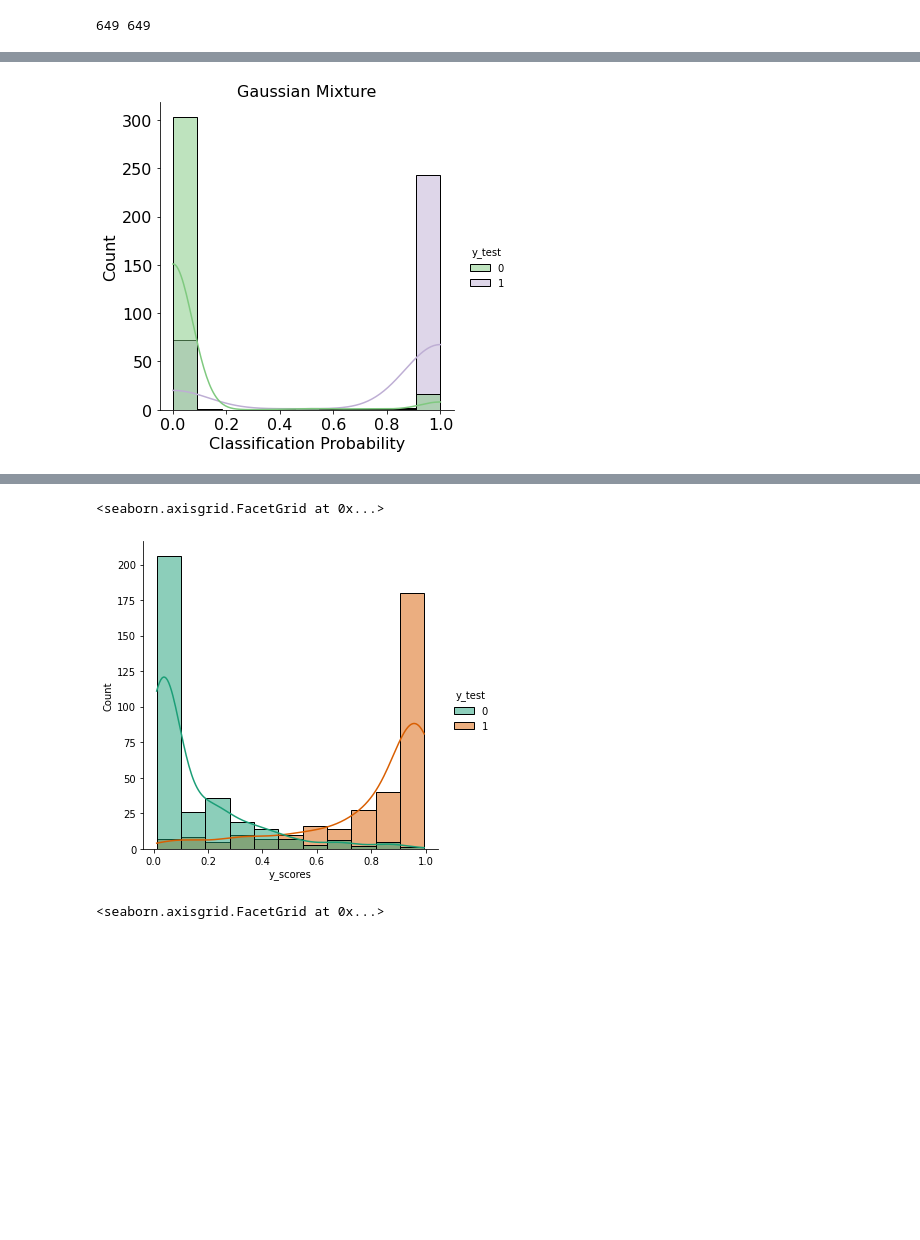
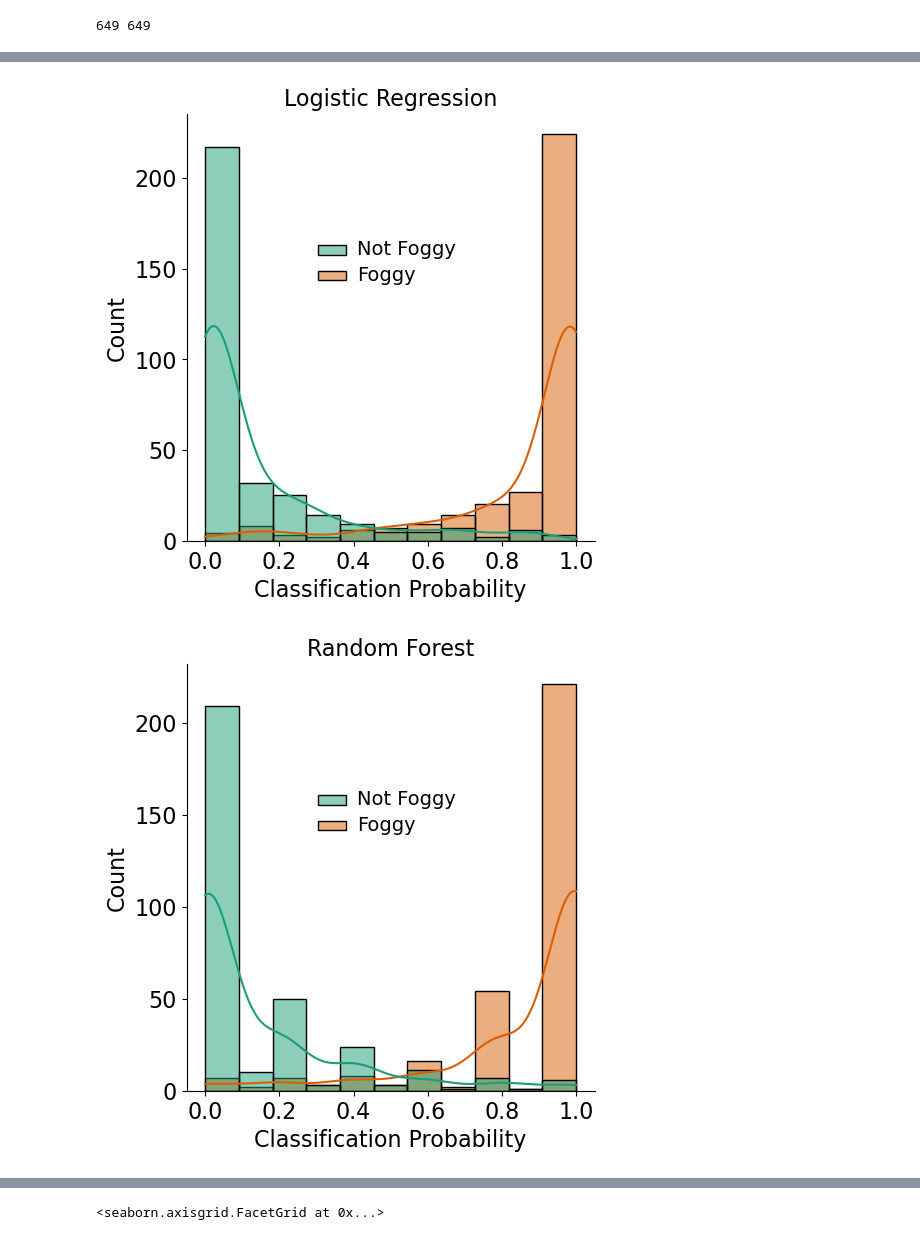
Before and after one commit to son-ra/Fog_Project_Code, a Jupyter notebook: model_comparison.ipynb, the cells around one changed output, grey strips where cells are left out. Cells and saved outputs as stored; diff of their text form; code cells hidden in the pictures; blank space fills up the shorter version.

```diff
--- a/model_comparison.ipynb
+++ b/model_comparison.ipynb
@@ -403,17 +379,17 @@ clf.fit(X_train)
 
 
 # Make predictions on the test set
-y_pred_test = clf.predict(X_test)
+y_test_pred = clf.predict(X_test)
 
 # Calculate metrics
-accuracy = accuracy_score(y_test, y_pred_test)
+accuracy = accuracy_score(y_test, y_test_pred)
 while accuracy < 0.45:  ###in case the model gets the 1s and 0s mixed up
-    gmm = GaussianMixture(n_components=2
+    clf = GaussianMixture(n_components=2
                         # ,covariance_type='diag' ##this covariance type works best
                          )
-    gmm.fit(X_train)
-    y_train_pred = gmm.predict(X_train)
-    y_test_pred = gmm.predict(X_test)
+    clf.fit(X_train)
+    y_train_pred = clf.predict(X_train)
+    y_test_pred = clf.predict(X_test)
 
     # Calculate metrics
     accuracy = accuracy_score(y_test, y_test_pred)
@@ -421,9 +397,9 @@ while accuracy < 0.45:  ###in case the model gets the 1s and 0s mixed up
 
 
 
-precision = precision_score(y_test, y_pred_test)
-recall = recall_score(y_test, y_pred_test)
-f1 = f1_score(y_test, y_pred_test)
+precision = precision_score(y_test, y_test_pred)
+recall = recall_score(y_test, y_test_pred)
+f1 = f1_score(y_test, y_test_pred)
 roc_auc = roc_auc_score(y_test, clf.predict_proba(X_test)[:, 1])
 
 # Print the metrics
@@ -466,6 +442,7 @@ roc = pd.concat([roc
 ],axis=0)
 ##prediction info
 y_info = pd.concat([y_info
-,pd.DataFrame({'model':model_name,'y_test':y_test,'y_test_pred':y_test_pred, 'y_scores':y_scores})
+,pd.DataFrame({'model':model_name,'site':site
+               ,'y_test':y_test,'y_test_pred':y_test_pred, 'y_scores':y_scores})
 ],axis=0)
 # %% [output]
@@ -577,0 +495,3 @@ ValueError: 'estimator' should be a fitted classifier.
+# %%
+y_info.loc[y_info['y_test']==1,'Label'] = 'Foggy'
+y_info.loc[y_info['y_test']==0,'Label'] = 'Not Foggy'
@@ -578,10 +501,17 @@ ValueError: 'estimator' should be a fitted classifier.
 # %%
-df = y_info.loc[y_info['model']=='Gaussian Mixture', ['y_scores','y_test']]
-sns.displot(data=df, x='y_scores', hue='y_test', kde=True, palette='Accent')
-
-plt.xlabel('Classification Probability', fontsize=16)
-plt.ylabel('Count', fontsize=16)
-plt.title('Gaussian Mixture', fontsize=16)
-plt.tick_params(axis='both', which='both', labelsize=16)
+for model in y_info.model.unique():
+    df = y_info.loc[y_info['model']==model, ['y_scores','Label']]
+    g =sns.displot(data=df, x='y_scores', hue='Label', kde=True, palette='Dark2')
+    legend = g._legend
+    plt.xlabel('Classification Probability', fontsize=16)
+    plt.ylabel('Count', fontsize=16)
+    plt.title(model, fontsize=16)
+    plt.tick_params(axis='both', which='both', labelsize=16)
+    # Set the font size for the legend items
+    legend.set_bbox_to_anchor((.6, .7))  # Adjust the legend position
+    legend.set_title("")  # Set the legend title and adjust its font size
+    for item in legend.get_texts():
+        item.set_fontsize(14)  # Adjust the font size as needed
 # %% [output]
-[figure, old version]
+[figure, new version]
+[figure, added]
@@ -588,9 +520,3 @@ plt.tick_params(axis='both', which='both', labelsize=16)
-# %%
-df = y_info.loc[y_info['model']=='Random Forest', ['y_scores','y_test']]
-sns.displot(data=df, x='y_scores', hue='y_test', kde=True, palette='Dark2')
-# %% [output]
-<seaborn.axisgrid.FacetGrid at 0x...>
-[figure, removed]
 # %%
 df = y_info[['y_scores','y_test', 'model']]
 
```
Also changed, not shown: parts of 28 cells of this notebook, 2 other files.
